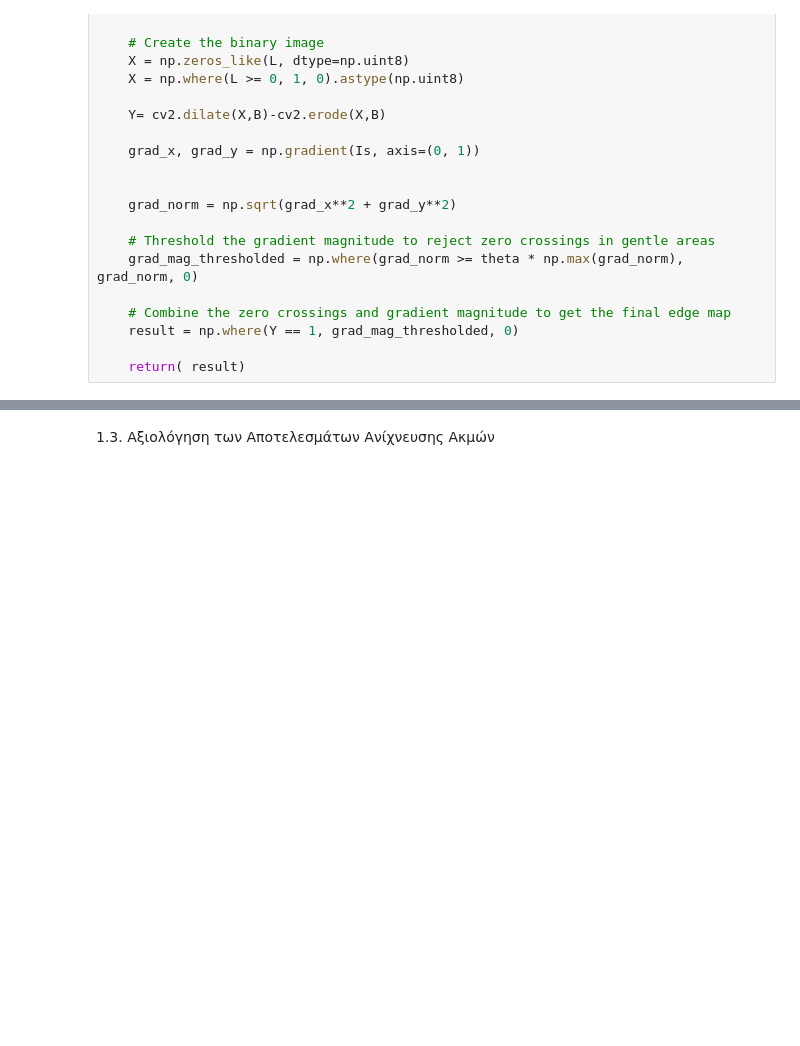
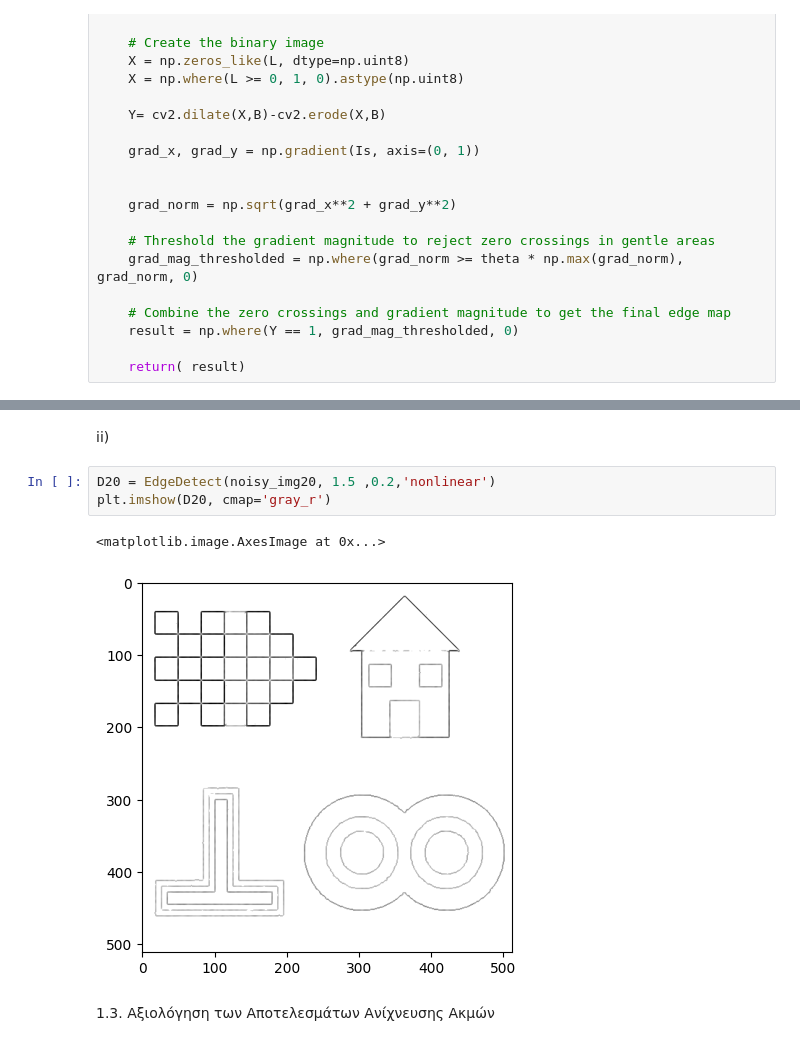
Before and after one commit to OdysseasDrys/Computer-Vision, a Jupyter notebook: lab1_1.ipynb, the cells around one changed output, grey strips where cells are left out. Drawn from its saved outputs; the diff is of its cells as text; blank space fills up the shorter version.

```diff
--- a/lab1_1.ipynb
+++ b/lab1_1.ipynb
@@ -204,3 +208,11 @@ plt.imshow(D, cmap='gray_r')
+# %% [markdown]
+<h9>ii)</h9>
+# %%
+D20 = EdgeDetect(noisy_img20, 1.5 ,0.2,'nonlinear')
+plt.imshow(D20, cmap='gray_r')
+# %% [output]
+<matplotlib.image.AxesImage at 0x...>
+[figure, added]
 # %% [markdown]
 1.3. Αξιολόγηση των Αποτελεσμάτων Ανίχνευσης Ακμών
 # %% [markdown]
```
Also changed, not shown: parts of 25 cells of this notebook.
